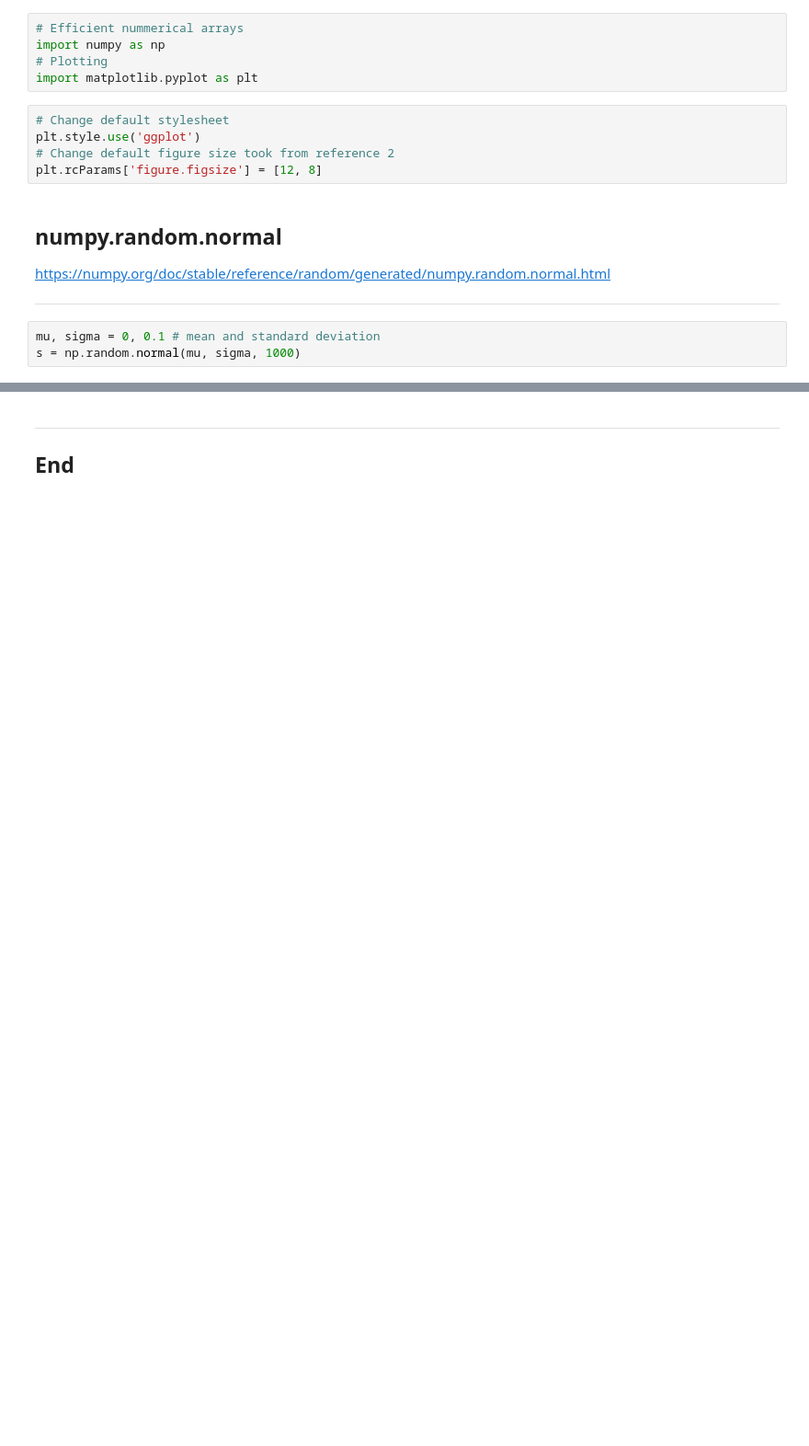
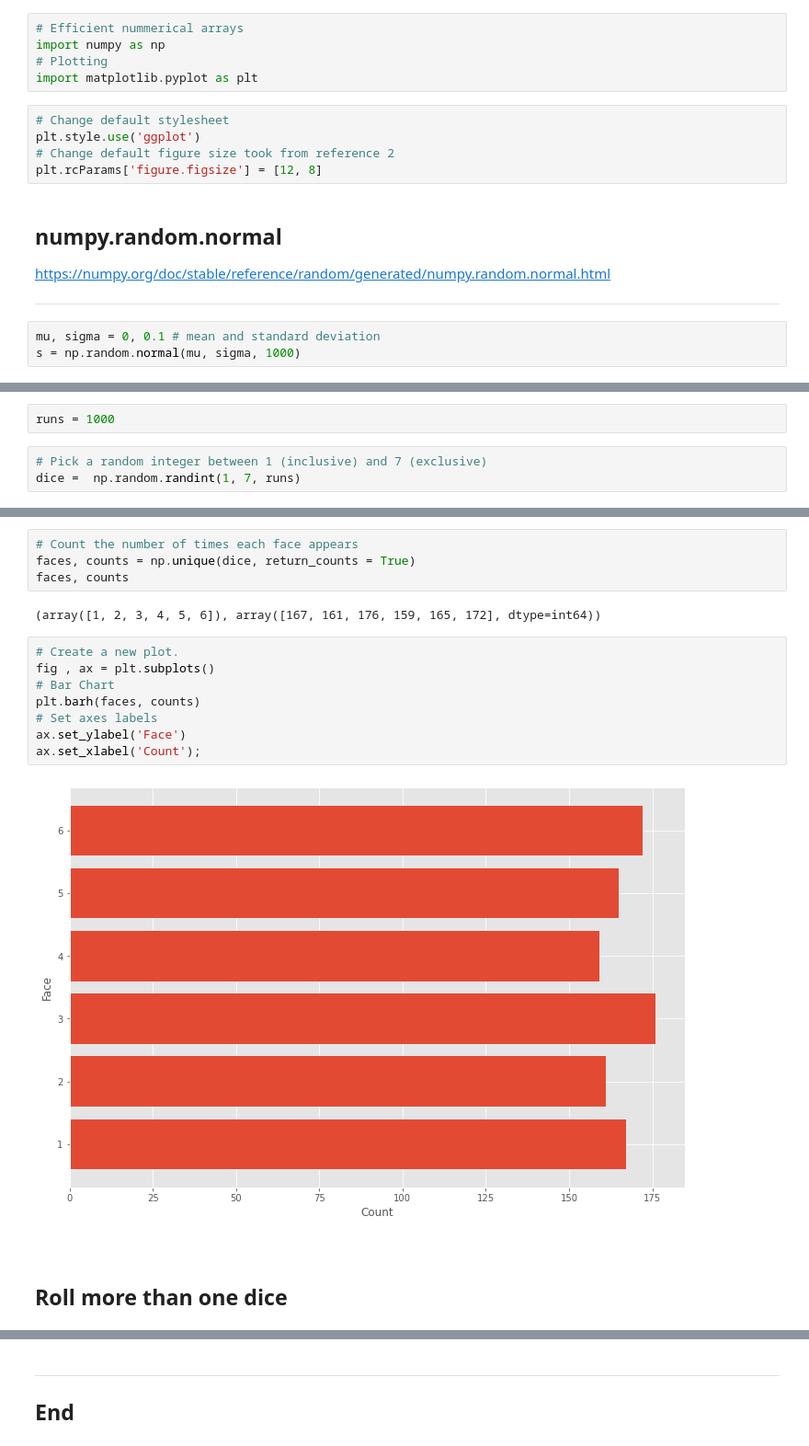
Before and after one commit to conor-mccaffrey/numpy-random, a Jupyter notebook: numpy-random.ipynb, the cells around one changed output, grey strips where cells are left out. Shown at 92% size. Drawn from its saved outputs; the diff is of its cells as text; blank space fills up the shorter version.

```diff
--- a/numpy-random.ipynb
+++ b/numpy-random.ipynb
@@ -48,0 +66,5 @@ plt.show()
+# %%
+runs = 1000
+# %%
+# Pick a random integer between 1 (inclusive) and 7 (exclusive)
+dice =  np.random.randint(1, 7, runs)
@@ -48,0 +101,20 @@ plt.show()
+# %%
+# Count the number of times each face appears
+faces, counts = np.unique(dice, return_counts = True)
+faces, counts
+# %% [output]
+(array([1, 2, 3, 4, 5, 6]), array([167, 161, 176, 159, 165, 172], dtype=int64))
+# %%
+# Create a new plot.
+fig , ax = plt.subplots()
+# Bar Chart
+plt.barh(faces, counts)
+# Set axes labels
+ax.set_ylabel('Face')
+ax.set_xlabel('Count');
+# %% [output]
+[figure, added]
+# %% [markdown]
+<br>
+
+## Roll more than one dice
```
Also changed, not shown: parts of 20 cells of this notebook.
